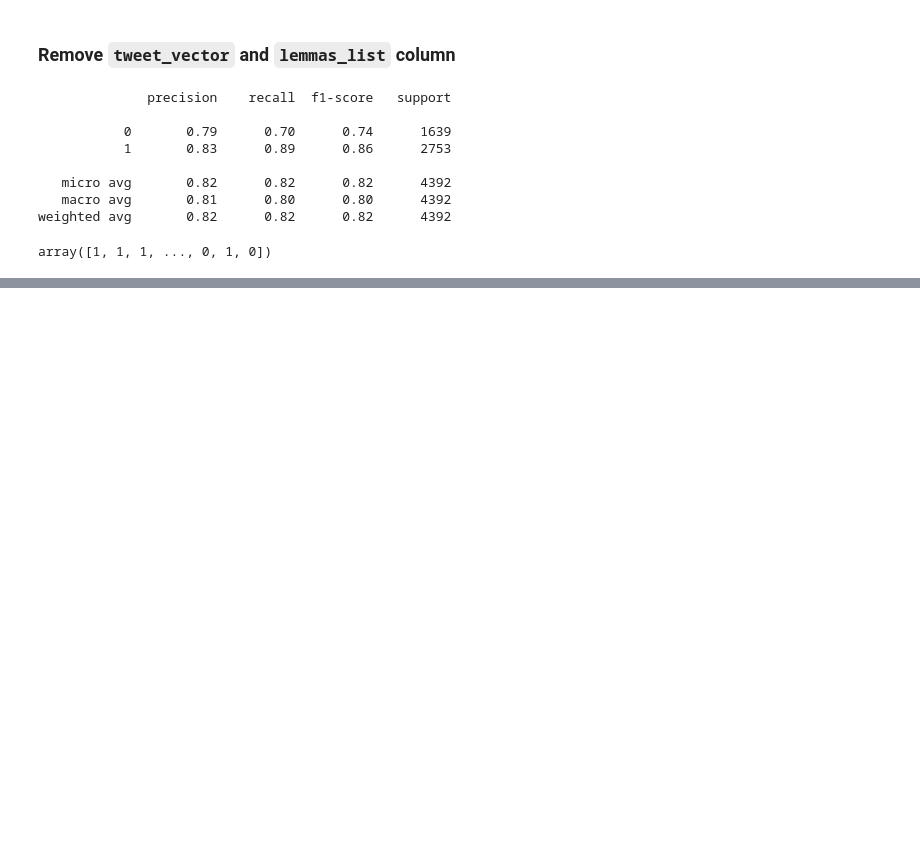
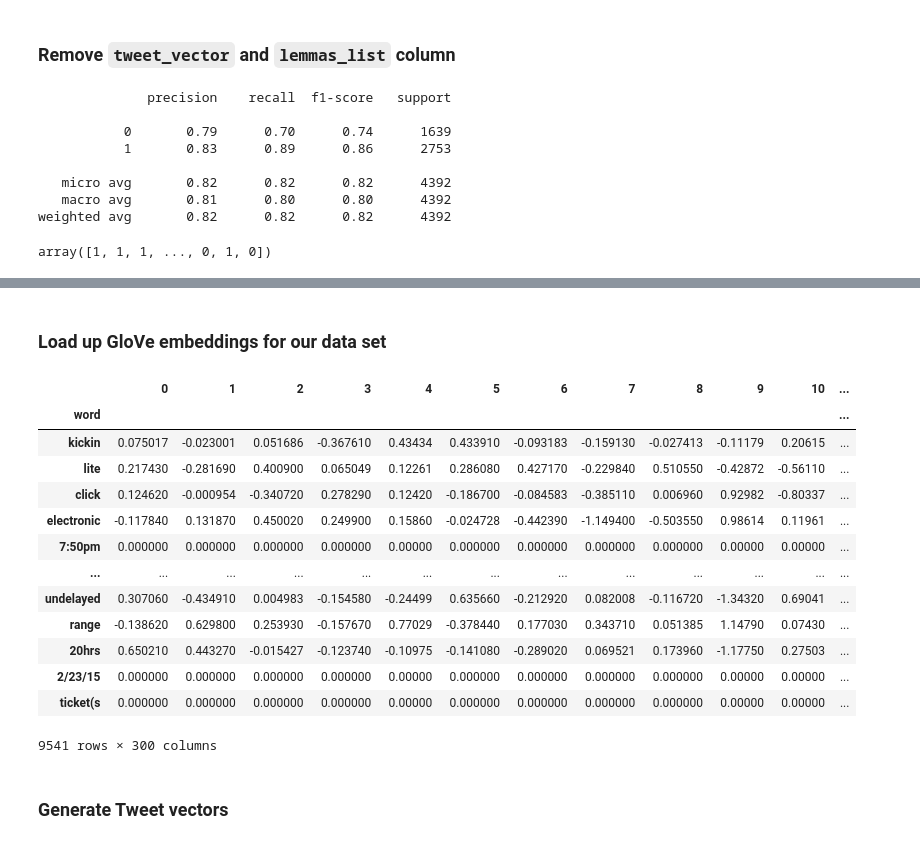
Before and after one commit to DataKnightsAI/Text-Sentiment-Analysis-for-Twitter, a Jupyter notebook: notebooks/5. Feature Engineering, Feature Selection, and Baseline Benchmark.ipynb, the cells around one changed output, grey strips where cells are left out. Cells and saved outputs as stored; diff of their text form; code cells hidden in the pictures; blank space fills up the shorter version.

```diff
--- a/notebooks/5. Feature Engineering, Feature Selection, and Baseline Benchmark.ipynb
+++ b/notebooks/5. Feature Engineering, Feature Selection, and Baseline Benchmark.ipynb
@@ -534,0 +548,25 @@ array([1, 1, 1, ..., 0, 1, 0])
+# %% [markdown]
+### Load up GloVe embeddings for our data set
+# %%
+glove_embed = pd.read_csv('..\milestone1\Patrick\glove_embeddings.csv', encoding='utf-8', na_filter= False)
+
+glove_embed = glove_embed.set_index(['word'])
+glove_embed
+#glove_embed.drop(['word'], axis='columns')
+# %% [output]
+|  | 0 | 1 | 2 | 3 | 4 | 5 | 6 | 7 | 8 | 9 | 10 | ... |
+| word |  |  |  |  |  |  |  |  |  |  |  | ... |
+| kickin | 0.075017 | -0.023001 | 0.051686 | -0.367610 | 0.43434 | 0.433910 | -0.093183 | -0.159130 | -0.027413 | -0.11179 | 0.20615 | ... |
+| lite | 0.217430 | -0.281690 | 0.400900 | 0.065049 | 0.12261 | 0.286080 | 0.427170 | -0.229840 | 0.510550 | -0.42872 | -0.56110 | ... |
+| click | 0.124620 | -0.000954 | -0.340720 | 0.278290 | 0.12420 | -0.186700 | -0.084583 | -0.385110 | 0.006960 | 0.92982 | -0.80337 | ... |
+| electronic | -0.117840 | 0.131870 | 0.450020 | 0.249900 | 0.15860 | -0.024728 | -0.442390 | -1.149400 | -0.503550 | 0.98614 | 0.11961 | ... |
+| 7:50pm | 0.000000 | 0.000000 | 0.000000 | 0.000000 | 0.00000 | 0.000000 | 0.000000 | 0.000000 | 0.000000 | 0.00000 | 0.00000 | ... |
+| ... | ... | ... | ... | ... | ... | ... | ... | ... | ... | ... | ... | ... |
+| undelayed | 0.307060 | -0.434910 | 0.004983 | -0.154580 | -0.24499 | 0.635660 | -0.212920 | 0.082008 | -0.116720 | -1.34320 | 0.69041 | ... |
+| range | -0.138620 | 0.629800 | 0.253930 | -0.157670 | 0.77029 | -0.378440 | 0.177030 | 0.343710 | 0.051385 | 1.14790 | 0.07430 | ... |
+| 20hrs | 0.650210 | 0.443270 | -0.015427 | -0.123740 | -0.10975 | -0.141080 | -0.289020 | 0.069521 | 0.173960 | -1.17750 | 0.27503 | ... |
+| 2/23/15 | 0.000000 | 0.000000 | 0.000000 | 0.000000 | 0.00000 | 0.000000 | 0.000000 | 0.000000 | 0.000000 | 0.00000 | 0.00000 | ... |
+| ticket(s | 0.000000 | 0.000000 | 0.000000 | 0.000000 | 0.00000 | 0.000000 | 0.000000 | 0.000000 | 0.000000 | 0.00000 | 0.00000 | ... |
+9541 rows × 300 columns
+# %% [markdown]
+### Generate Tweet vectors
```
Also changed, not shown: parts of 21 cells of this notebook, 4 other files.
